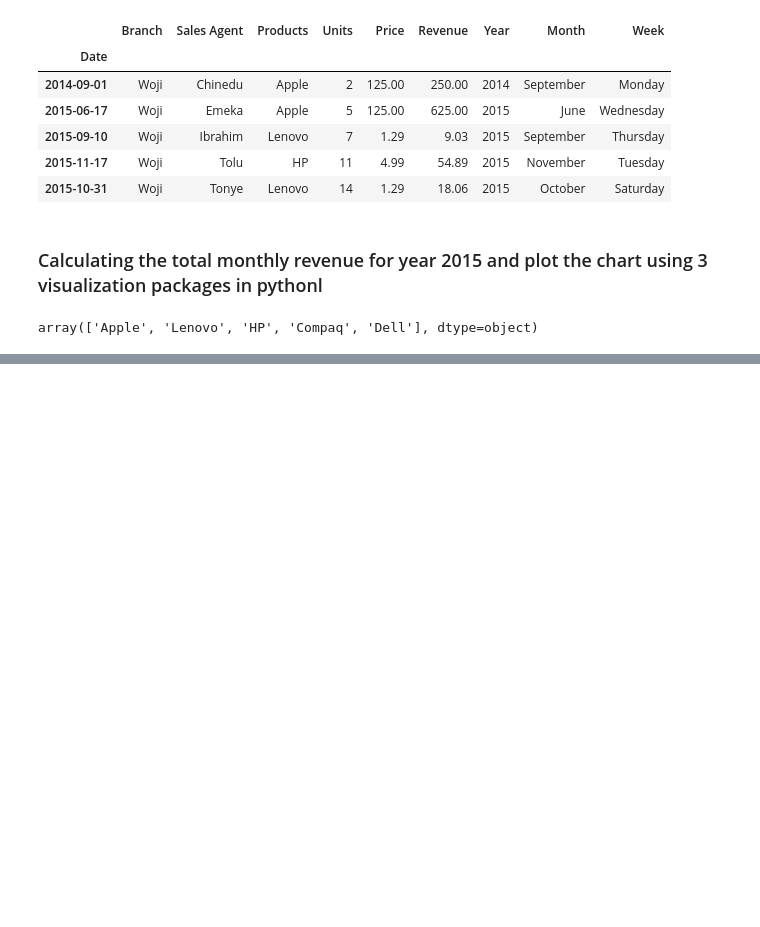
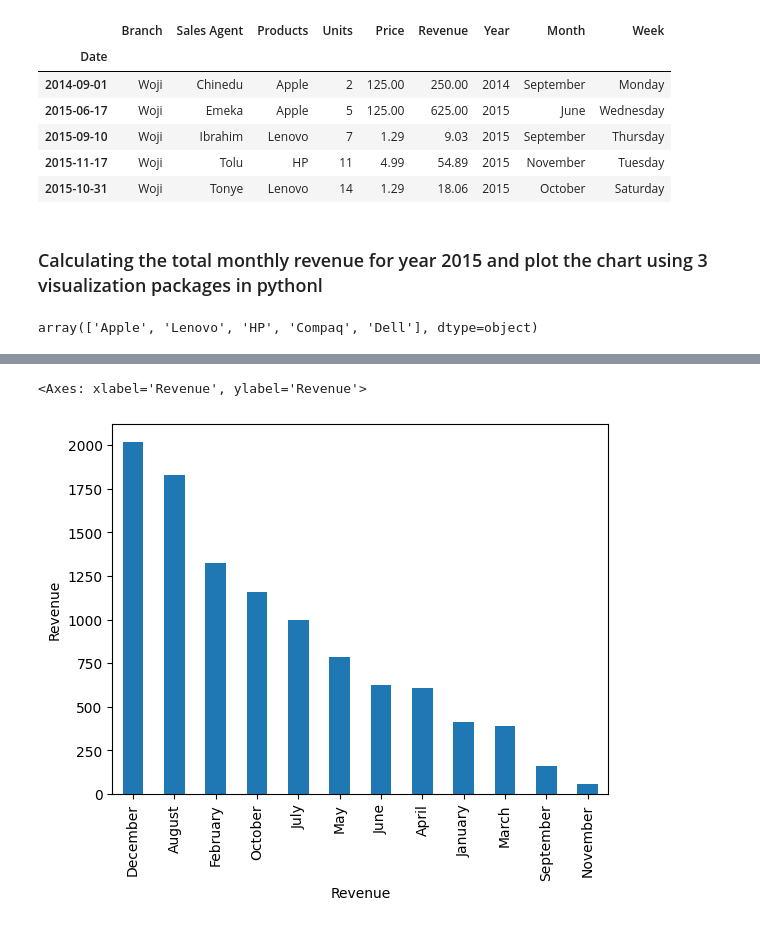
Before and after one commit to KudoroEsther/Files-Data_Analysis-, a Jupyter notebook: Task14/Task_14.ipynb, the cells around one changed output, grey strips where cells are left out. Saved outputs shown, nothing was run; the diff lists cells and outputs as text; code cells hidden in the pictures; blank space fills up the shorter version.

```diff
--- a/Task14/Task_14.ipynb
+++ b/Task14/Task_14.ipynb
@@ -155,0 +168,4 @@ sales_2015
+# %%
+#this groups the revenue according to the month and arranges it from the highest revenue to the lowest revenue
+total_monthly_revenue = sales_2015.groupby("Month")["Revenue"].sum().sort_values(ascending=False)
+total_monthly_revenue
@@ -155,0 +187,6 @@ sales_2015
+# %%
+#this plots revenue against month
+total_monthly_revenue.plot(kind="bar", xlabel="Month", ylabel="Revenue")
+# %% [output]
+<Axes: xlabel='Revenue', ylabel='Revenue'>
+[figure, added]
```
Also changed, not shown: parts of 7 cells of this notebook.
